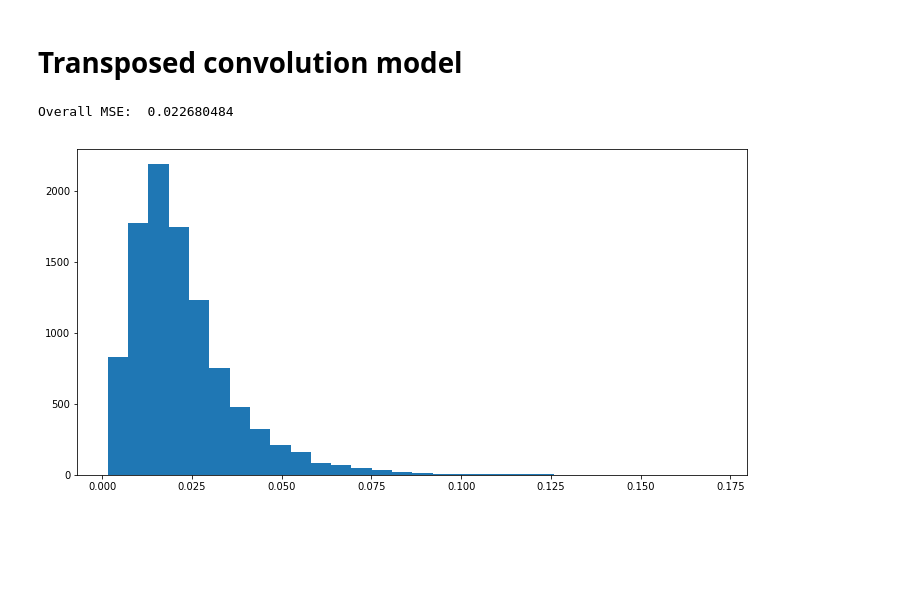
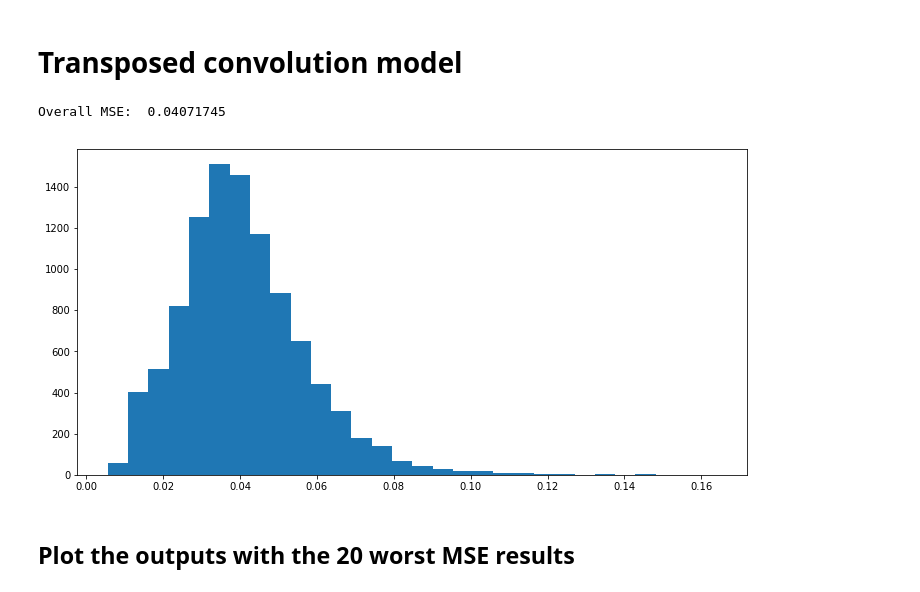
Before and after one commit to pasztorb/Rotational_CAD, a Jupyter notebook: evaluation.ipynb, the cells around one changed output. Drawn from its saved outputs; the diff is of its cells as text; code cells hidden in the pictures; blank space fills up the shorter version.

```diff
--- a/evaluation.ipynb
+++ b/evaluation.ipynb
@@ -82,20 +82,23 @@ MSE:  0.14625184
 # Transposed convolution model
 # %%
 # Import the model
-convt_model = load_model("third_run/convt/saved-model-66-0.0226.hdf5")
+convt_model = load_model("models/model_convt.hdf5")
+plot_model(convt_model, show_shapes=True, to_file='models/convt_model.png')
 # %%
 # Calculate predictions
-prediction = convt_model.predict(x=X_test)
+convt_prediction = convt_model.predict(x=X_test)
 
 # MSE calculated for each image
-mse = ((Y_test-prediction)**2).mean(axis=(1,2,3))
-print("Overall MSE: ", mse.mean())
+convt_mse = ((Y_test-convt_prediction)**2).mean(axis=(1,2,3))
+print("Overall MSE: ", convt_mse.mean())
 
 # Plot the MSE distribution as a histogram
 plt.figure(figsize=(12,6))
-plt.hist(mse, bins=30)
+plt.hist(convt_mse, bins=30)
 plt.show()
 # %% [output]
-Overall MSE:  0.022680484
+Overall MSE:  0.04071745
-[figure, old version]
+[figure, new version]
+# %% [markdown]
+## Plot the outputs with the 20 worst MSE results
 # %%
```
Also changed, not shown: parts of 18 cells of this notebook, 2 other files.
